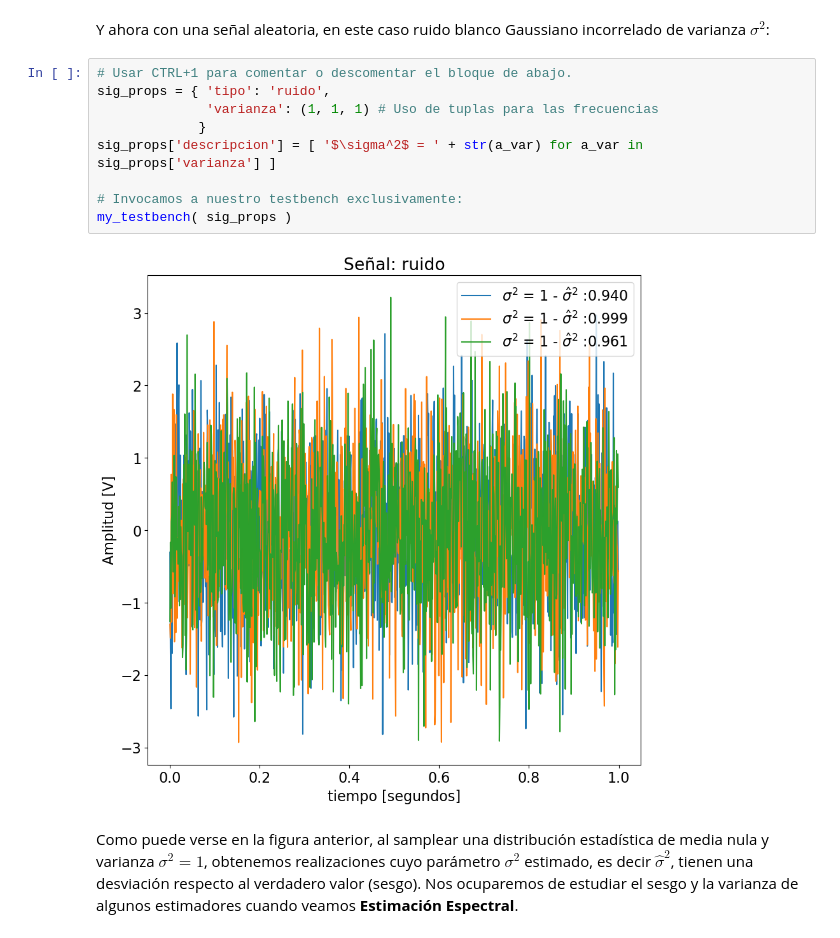
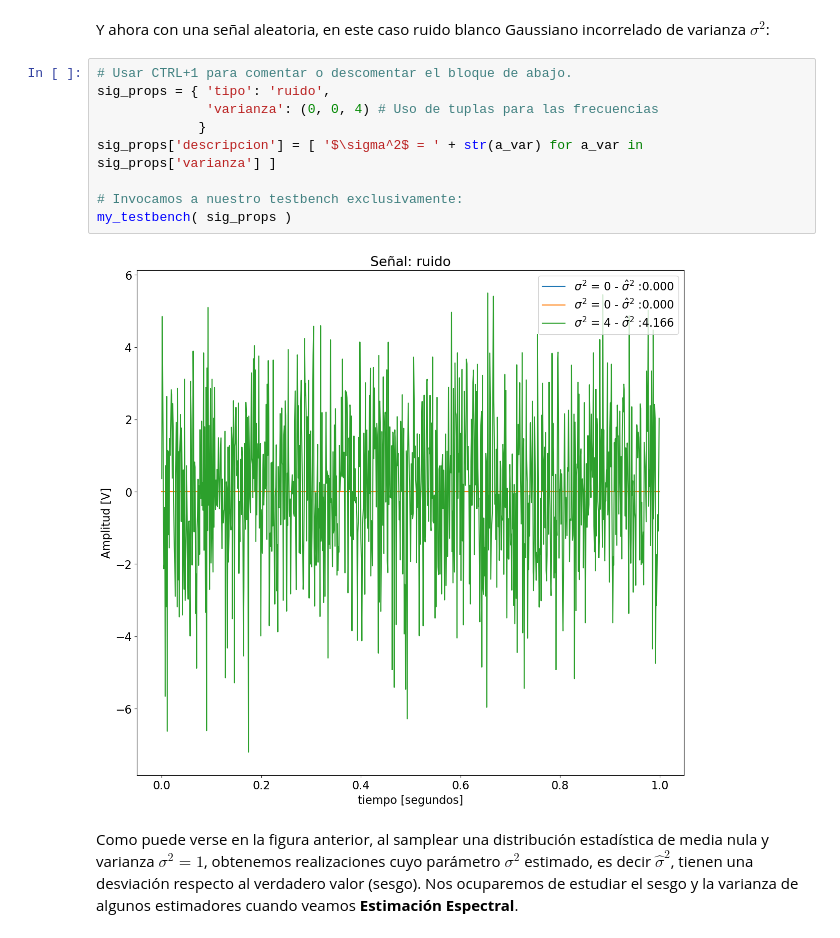
Before and after one commit to EmaOlay/PDS2021, a Jupyter notebook: PDS.ipynb, the cells around one changed output. Drawn from its saved outputs; the diff is of its cells as text.

```diff
--- a/PDS.ipynb
+++ b/PDS.ipynb
@@ -150,14 +152,14 @@ Y ahora con una señal aleatoria, en este caso ruido blanco Gaussiano incorrelad
 # %%
 # Usar CTRL+1 para comentar o descomentar el bloque de abajo.
 sig_props = { 'tipo': 'ruido',
-              'varianza': (1, 1, 1) # Uso de tuplas para las frecuencias
+              'varianza': (0, 0, 4) # Uso de tuplas para las frecuencias
              }
 sig_props['descripcion'] = [ '$\sigma^2$ = ' + str(a_var) for a_var in sig_props['varianza'] ]
 
 # Invocamos a nuestro testbench exclusivamente:
 my_testbench( sig_props )
 # %% [output]
-[figure, old version]
+[figure, new version]
 # %% [markdown]
 Como puede verse en la figura anterior, al samplear una distribución estadística de media nula y varianza $\sigma^2=1$, obtenemos realizaciones cuyo parámetro $\sigma^2$ estimado, es decir $\hat\sigma^2$, tienen una desviación respecto al verdadero valor (sesgo). Nos ocuparemos de estudiar el sesgo y la varianza de algunos estimadores cuando veamos **Estimación Espectral**.
 # %% [markdown]
```
Also changed, not shown: parts of 1 cell of this notebook.
